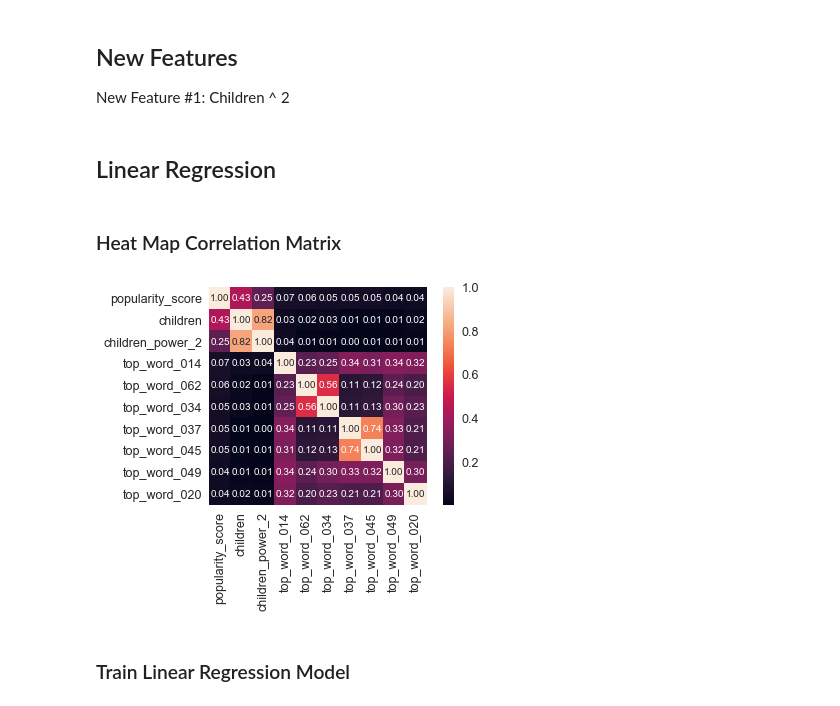
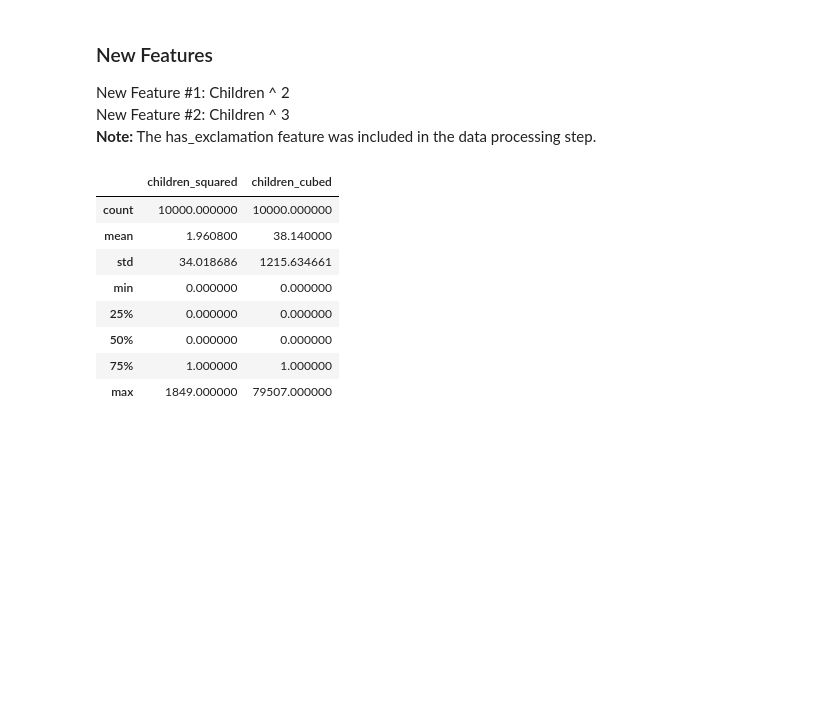
Before and after one commit to mattesko/COMP551-Projects, a Jupyter notebook: miniproject_1/data_exploration.ipynb, the cells around one changed output. Cells and saved outputs as stored; diff of their text form; code cells hidden in the pictures; blank space fills up the shorter version.

```diff
--- a/miniproject_1/data_exploration.ipynb
+++ b/miniproject_1/data_exploration.ipynb
@@ -8,7 +8,5 @@ from project_utilities import pd, np
 import seaborn as sns
 import matplotlib.pyplot as plt
 
-file_name_data = 'proj1_data.json'
-
-with open(file_name_data) as fp:
+with open('proj1_data.json') as fp:
     data = json.load(fp)
@@ -48,18 +45,28 @@ X_validation = pd.DataFrame(X_validation)
 # %% [markdown]
-## New Features
+### New Features
 New Feature #1: Children ^ 2<br>
+New Feature #2: Children ^ 3<br>
+__Note:__ The has_exclamation feature was included in the data processing step.
 # %%
-X_train['children_power_2'] = X_train['children']**2
-# X_train['children_power_2_5'] = X_train['children']**2.5
-# X_train['children_power_3'] = X_train['children']**3
+X_train['children_squared'] = X_train['children']**2
+X_validation['children_squared'] = X_validation['children']**2
+X_test['children_squared'] = X_test['children']**2
 
-X_validation['children_power_2'] = X_validation['children']**2
-# X_validation['children_power_2_5'] = X_validation['children']**2.5
-# X_validation['children_power_3'] = X_validation['children']**3
+X_train['children_cubed'] = X_train['children']**3
+X_validation['children_cubed'] = X_validation['children']**3
+X_test['children_cubed'] = X_test['children']**3
-# %% [markdown]
-## Linear Regression
-# %% [markdown]
-### Heat Map Correlation Matrix
+# %%
+X_train[['children_squared', 'children_cubed']].describe()
+# %% [output]
+|  | children_squared | children_cubed |
+| count | 10000.000000 | 10000.000000 |
+| mean | 1.960800 | 38.140000 |
+| std | 34.018686 | 1215.634661 |
+| min | 0.000000 | 0.000000 |
+| 25% | 0.000000 | 0.000000 |
+| 50% | 0.000000 | 0.000000 |
+| 75% | 1.000000 | 1.000000 |
+| max | 1849.000000 | 79507.000000 |
 # %%
 nb_top_corr = 10
 cols = X_train.corr().nlargest(nb_top_corr, 'popularity_score')['popularity_score'].index
@@ -67,7 +74,3 @@ cm = np.corrcoef(X_train[cols].values.T)
 sns.set(font_scale=1.25)
 hm = sns.heatmap(cm, cbar=True, annot=True, square=True, fmt='.2f', annot_kws={'size': 10}, yticklabels=cols.values, xticklabels=cols.values)
 plt.show();
-# %% [output]
-[figure, removed]
-# %% [markdown]
-### Train Linear Regression Model
```
Also changed, not shown: parts of 65 cells of this notebook.
